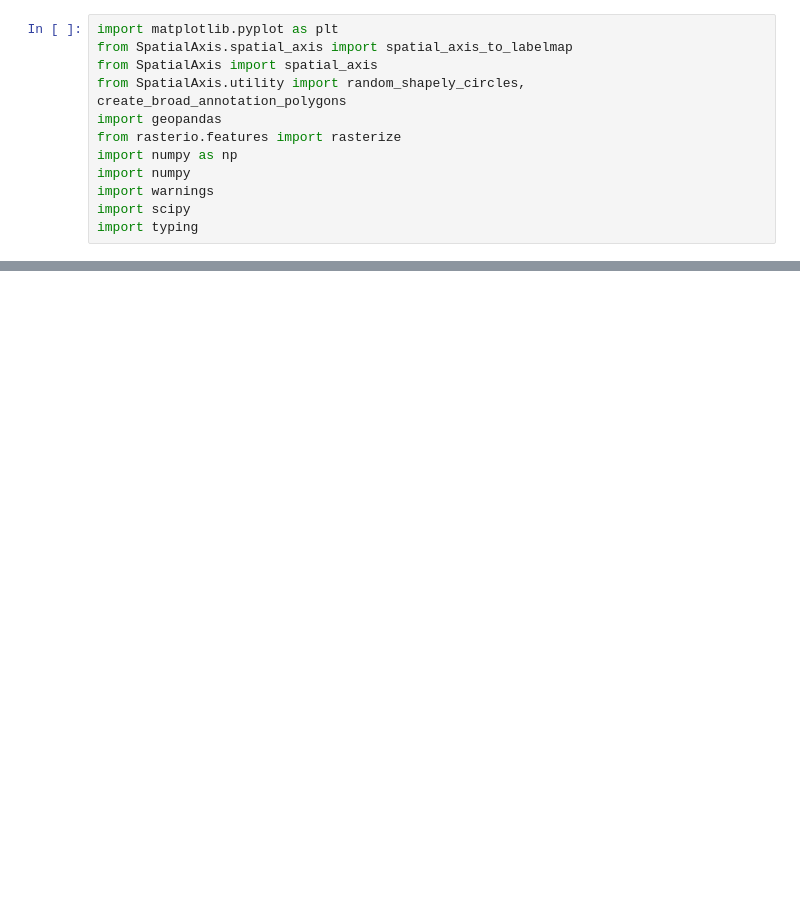
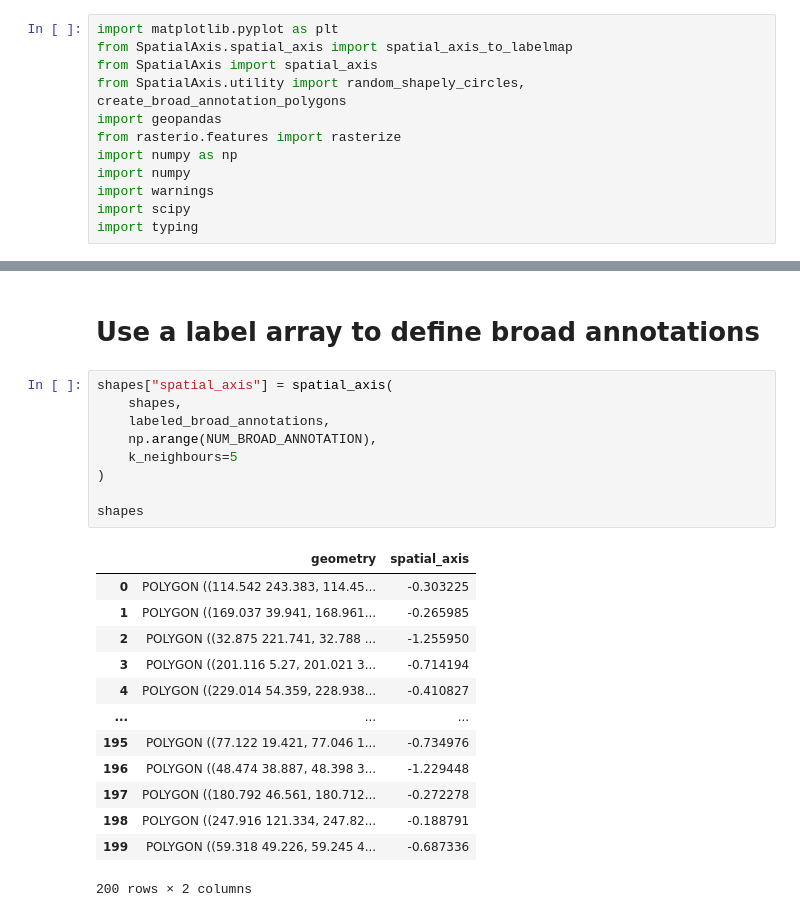
Before and after one commit to callum-jpg/spatial_axis, a Jupyter notebook: notebooks/example_spatial_axis.ipynb, the cells around one changed output, grey strips where cells are left out. Cells and saved outputs as stored; diff of their text form; blank space fills up the shorter version.

```diff
--- a/notebooks/example_spatial_axis.ipynb
+++ b/notebooks/example_spatial_axis.ipynb
@@ -115,0 +120,25 @@ ax.imshow(relative_array)
+# %% [markdown]
+# Use a label array to define broad annotations
+# %%
+shapes["spatial_axis"] = spatial_axis(
+    shapes,
+    labeled_broad_annotations,
+    np.arange(NUM_BROAD_ANNOTATION),
+    k_neighbours=5
+)
+
+shapes
+# %% [output]
+|  | geometry | spatial_axis |
+| 0 | POLYGON ((114.542 243.383, 114.45... | -0.303225 |
+| 1 | POLYGON ((169.037 39.941, 168.961... | -0.265985 |
+| 2 | POLYGON ((32.875 221.741, 32.788 ... | -1.255950 |
+| 3 | POLYGON ((201.116 5.27, 201.021 3... | -0.714194 |
+| 4 | POLYGON ((229.014 54.359, 228.938... | -0.410827 |
+| ... | ... | ... |
+| 195 | POLYGON ((77.122 19.421, 77.046 1... | -0.734976 |
+| 196 | POLYGON ((48.474 38.887, 48.398 3... | -1.229448 |
+| 197 | POLYGON ((180.792 46.561, 180.712... | -0.272278 |
+| 198 | POLYGON ((247.916 121.334, 247.82... | -0.188791 |
+| 199 | POLYGON ((59.318 49.226, 59.245 4... | -0.687336 |
+200 rows × 2 columns
```
Also changed, not shown: parts of 5 cells of this notebook, 1 other file.
